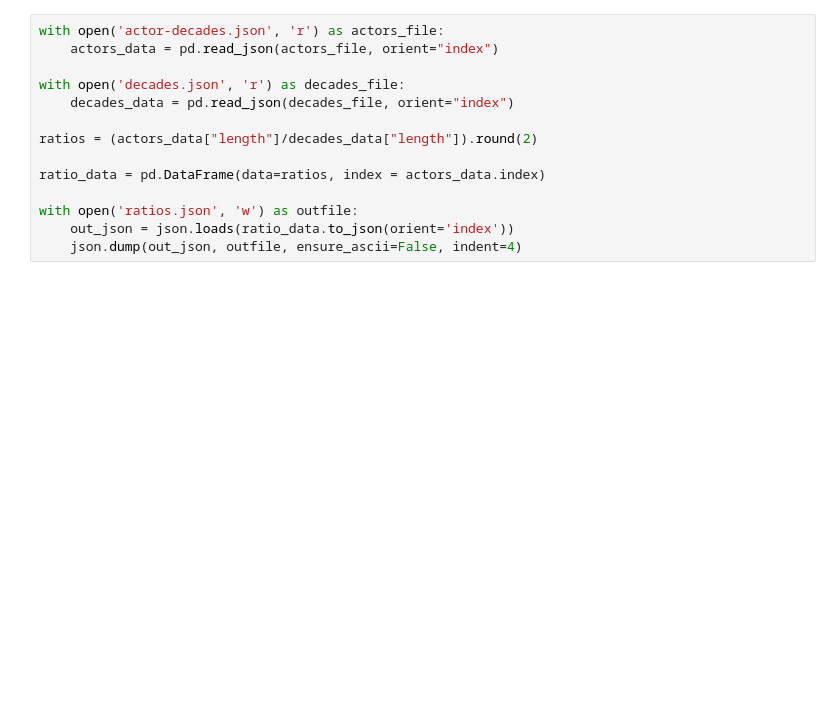
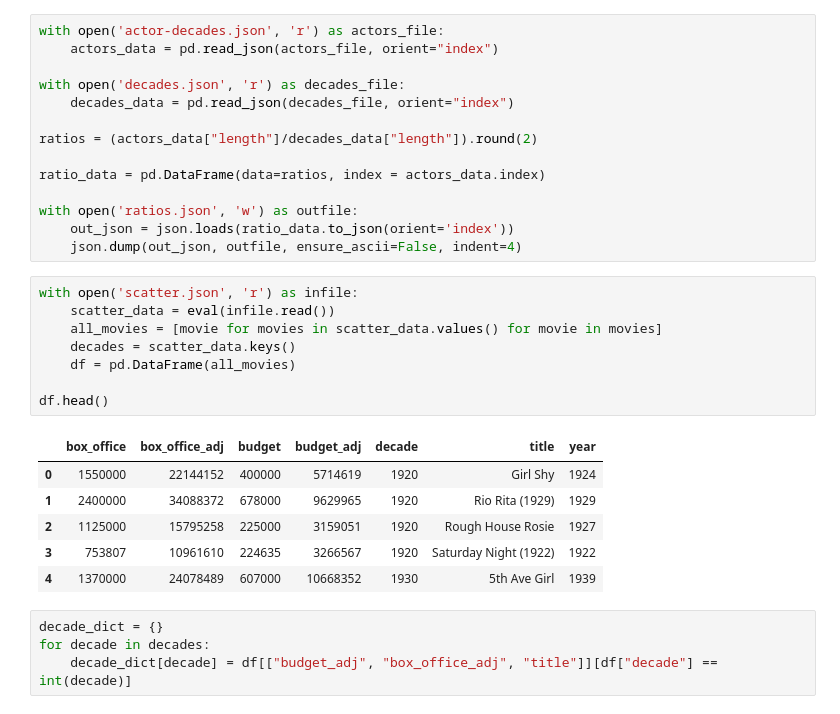
Before and after one commit to tacastillo/romcoms, a Jupyter notebook: python/data-formatting.ipynb, the cells around one changed output. Saved outputs shown, nothing was run; the diff lists cells and outputs as text; blank space fills up the shorter version.

```diff
--- a/python/data-formatting.ipynb
+++ b/python/data-formatting.ipynb
@@ -339,3 +335,22 @@ ratio_data = pd.DataFrame(data=ratios, index = actors_data.index)
 with open('ratios.json', 'w') as outfile:
     out_json = json.loads(ratio_data.to_json(orient='index'))
     json.dump(out_json, outfile, ensure_ascii=False, indent=4)
+# %%
+with open('scatter.json', 'r') as infile:
+    scatter_data = eval(infile.read())
+    all_movies = [movie for movies in scatter_data.values() for movie in movies]
+    decades = scatter_data.keys()
+    df = pd.DataFrame(all_movies)
+
+df.head()
+# %% [output]
+|  | box_office | box_office_adj | budget | budget_adj | decade | title | year |
+| 0 | 1550000 | 22144152 | 400000 | 5714619 | 1920 | Girl Shy | 1924 |
+| 1 | 2400000 | 34088372 | 678000 | 9629965 | 1920 | Rio Rita (1929) | 1929 |
+| 2 | 1125000 | 15795258 | 225000 | 3159051 | 1920 | Rough House Rosie | 1927 |
+| 3 | 753807 | 10961610 | 224635 | 3266567 | 1920 | Saturday Night (1922) | 1922 |
+| 4 | 1370000 | 24078489 | 607000 | 10668352 | 1930 | 5th Ave Girl | 1939 |
+# %%
+decade_dict = {}
+for decade in decades:
+    decade_dict[decade] = df[["budget_adj", "box_office_adj", "title"]][df["decade"] == int(decade)]
```
Also changed, not shown: parts of 7 cells of this notebook, 9 other files.
